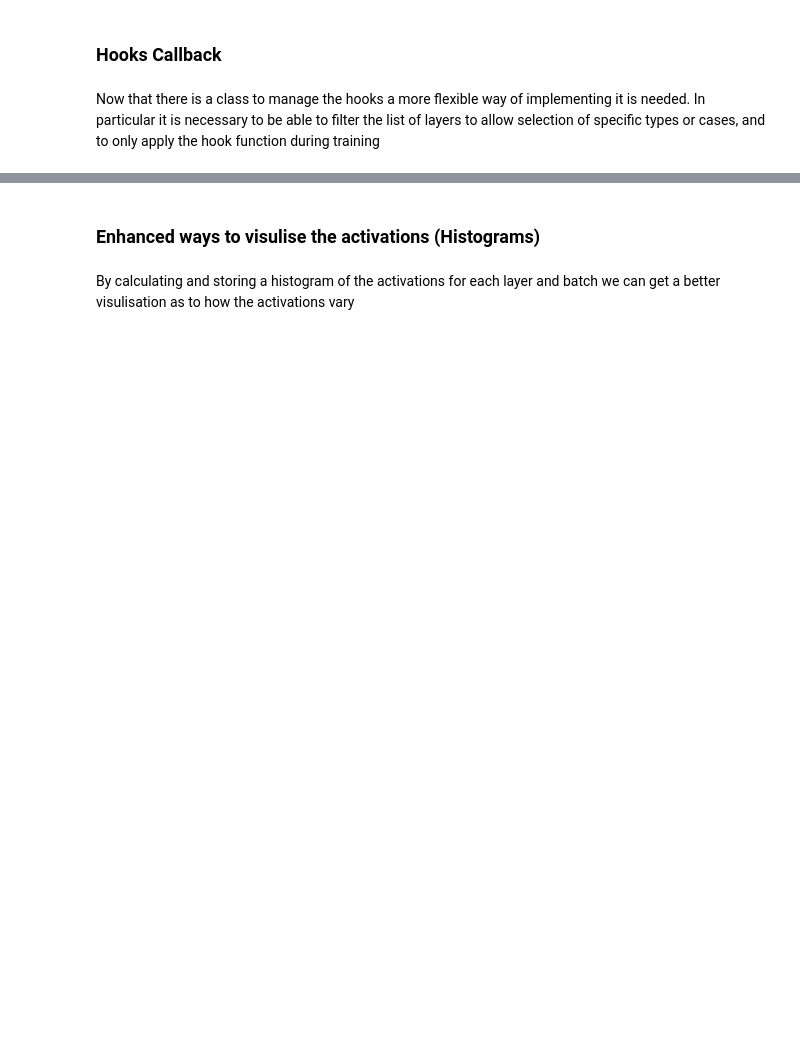
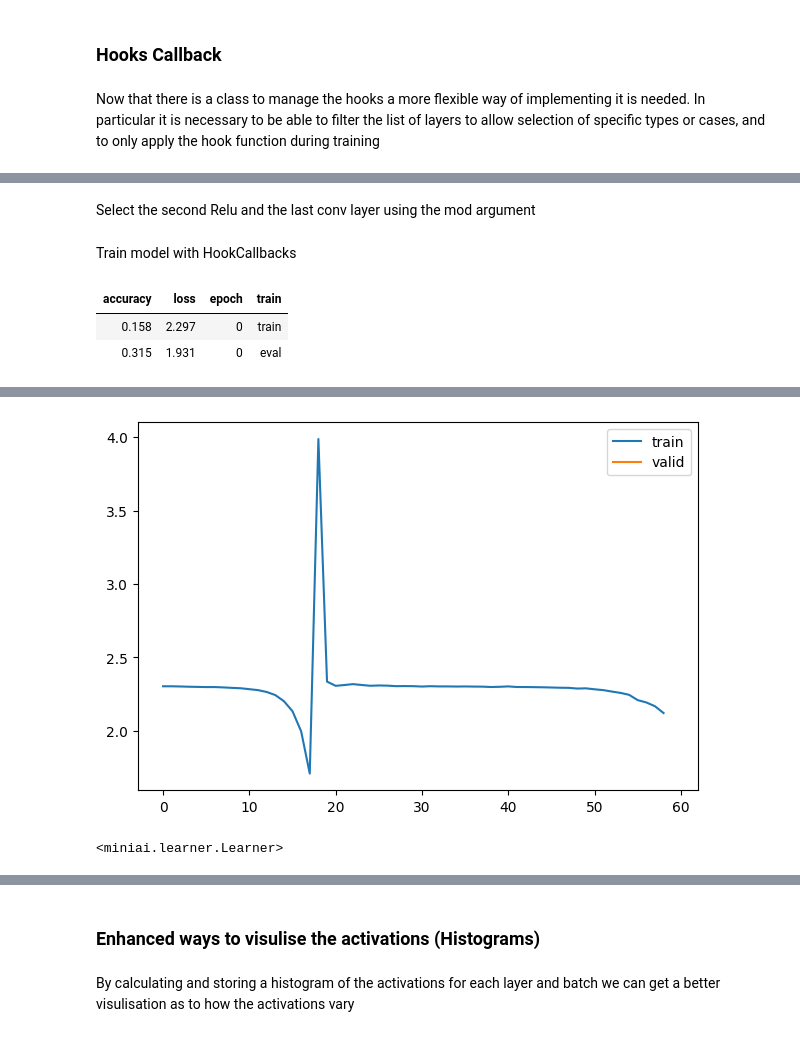
Before and after one commit to fromLittleAcorns/miniai, a Jupyter notebook: nbs/06_Activations.ipynb, the cells around one changed output, grey strips where cells are left out. Drawn from its saved outputs; the diff is of its cells as text; code cells hidden in the pictures; blank space fills up the shorter version.

```diff
--- a/nbs/06_Activations.ipynb
+++ b/nbs/06_Activations.ipynb
@@ -369,11 +448,15 @@ class HooksCallback(Callback):
             hookfunc: Function that will be called on the layers selected
             module_filter: A function to use to select the layers to use (defaults to fc.noop, which
               will select all.  Typically use a function such as fc.filter_ex to define specific
-              types of layers
+              types of layers.  When using this approach with large models many layers will end
+              up with hooks attached and so it can be better to use the mods option below to select
+              a specific list of layers
             on_train: If true then the hool will be applied on training
             on_valid: if true that applies the hook during validation
             mods: If supplied then should be a list of layers to which the hooks will be applied.
-              When supplied then the module_filter is not used.  Defaults to None
+              When supplied then the module_filter is not used. The list can be indexed layers of
+              the model or a list created using model.named_children where that works.
+              Defaults to None
 
         """
         fc.store_attr()
@@ -408,0 +535,2 @@ Add test for use of the mods argument
+# %% [markdown]
+Select the second Relu and the last conv layer using the mod argument
@@ -408,0 +550,12 @@ Add test for use of the mods argument
+# %% [markdown]
+Train model with HookCallbacks
+# %%
+set_seed(1)
+model = nn.Sequential(*cnn_layers())
+hc = HooksCallback(append_stats, fc.risinstance(nn.Conv2d))
+xtra_cbs=[hc]
+fit(model, epochs=1, xtra_cbs=xtra_cbs)
+# %% [output]
+| accuracy | loss | epoch | train |
+| 0.158 | 2.297 | 0 | train |
+| 0.315 | 1.931 | 0 | eval |
@@ -409,3 +573,5 @@ Add test for use of the mods argument
+[figure, added]
+<miniai.learner.Learner>
 # %%
 fig,axs = plt.subplots(1,2, figsize=(10,4))
 for h in hc:
```
Also changed, not shown: parts of 47 cells of this notebook, 12 other files.
